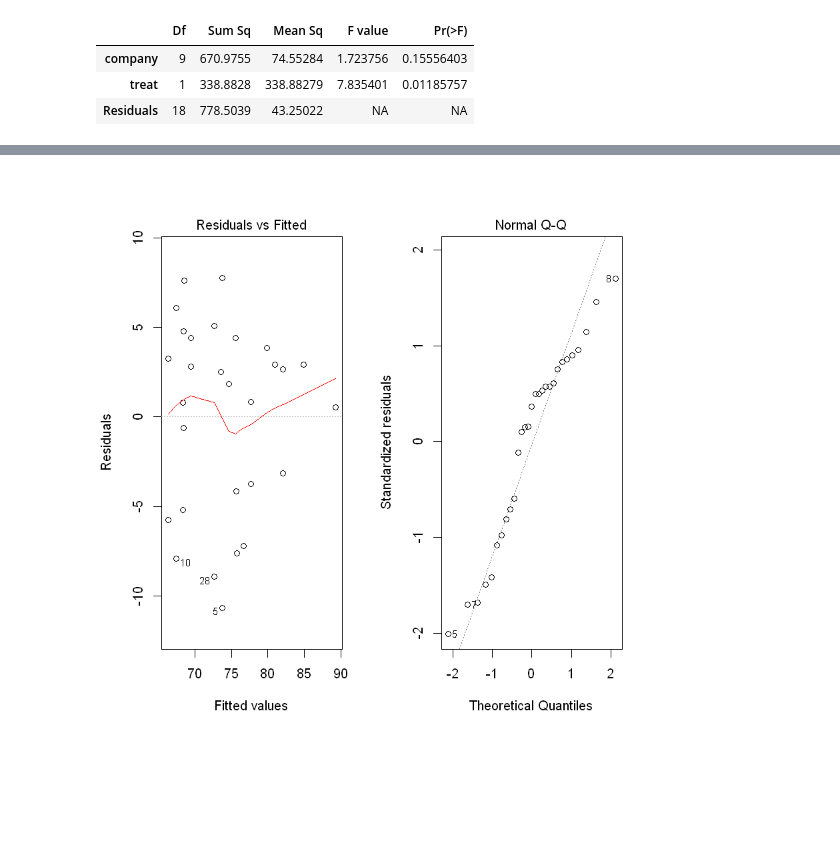
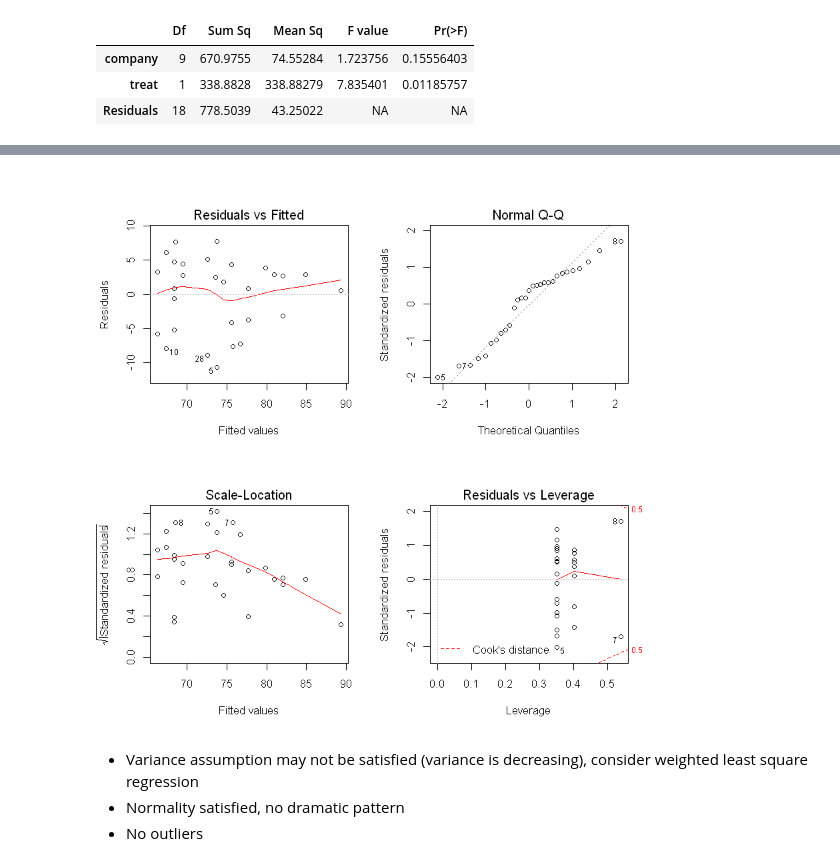
Before and after one commit to lihd1003/19W-Course-Material, a Jupyter notebook: STA303/Two Way ANOVA.ipynb, the cells around one changed output, grey strips where cells are left out. Saved outputs shown, nothing was run; the diff lists cells and outputs as text; code cells hidden in the pictures; blank space fills up the shorter version.

```diff
--- a/STA303/Two Way ANOVA.ipynb
+++ b/STA303/Two Way ANOVA.ipynb
@@ -129,5 +152,9 @@ anova(model_a)
 # %%
-par(mfrow=c(1,2))
-plot(model_a, which=1:2)
+par(mfrow=c(2,2))
+plot(model_a)
 # %% [output]
-[figure, old version]
+[figure, new version]
+# %% [markdown]
+- Variance assumption may not be satisfied (variance is decreasing), consider weighted least square regression
+- Normality satisfied, no dramatic pattern
+- No outliers
```
Also changed, not shown: parts of 6 cells of this notebook.
